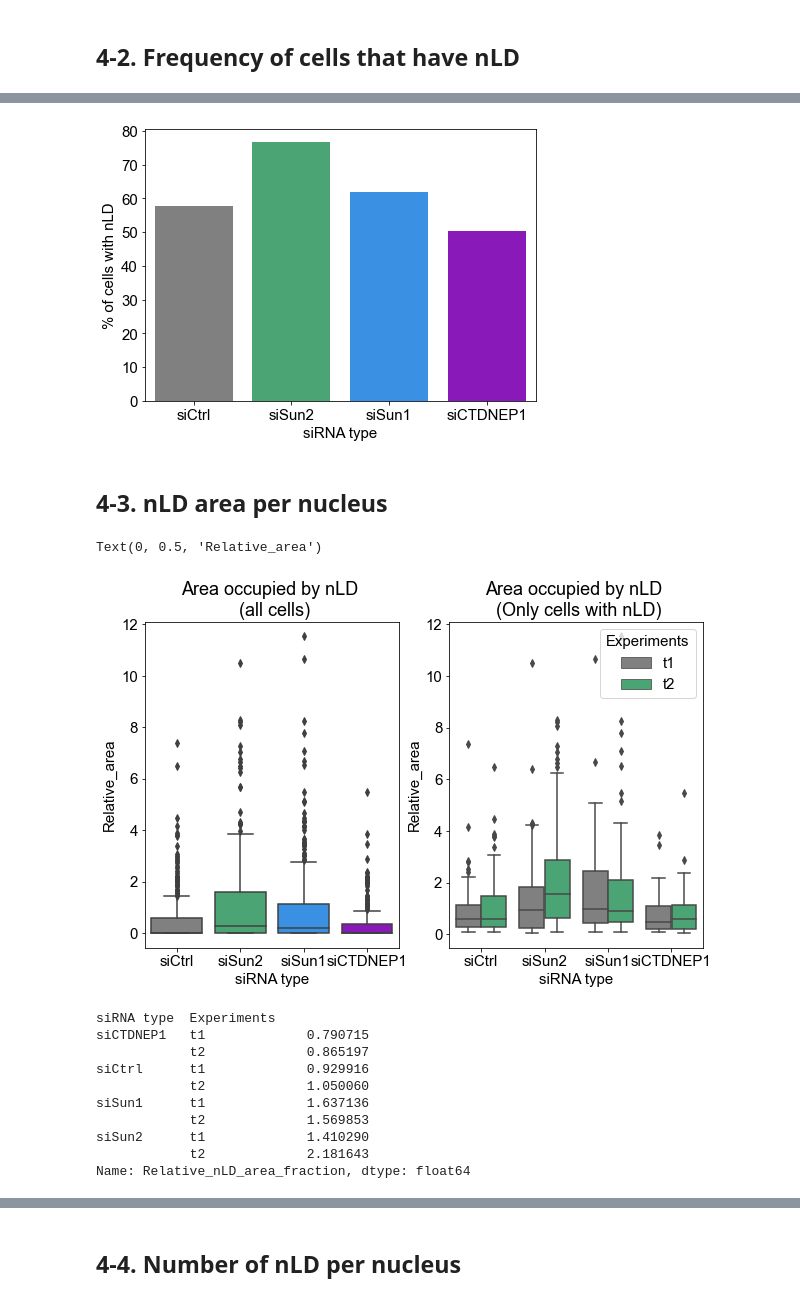
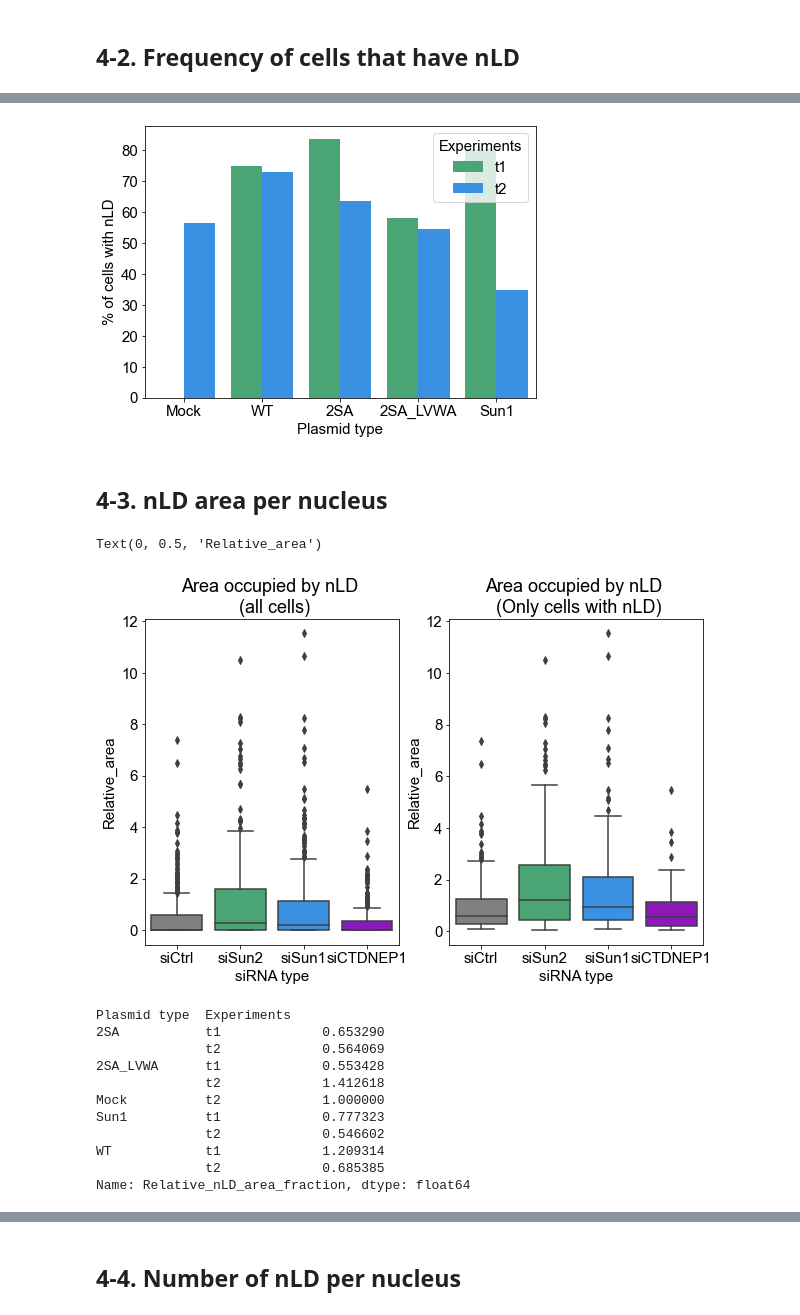
Before and after one commit to shokenlee/Lee_2023_Sun2-Lipid, a Jupyter notebook: Nuclear_LD.ipynb, the cells around one changed output, grey strips where cells are left out. Cells and saved outputs as stored; diff of their text form; code cells hidden in the pictures.

```diff
--- a/Nuclear_LD.ipynb
+++ b/Nuclear_LD.ipynb
@@ -112,8 +112,8 @@ hue_order_options = [
     ['(-)', '(+)']
 ]
 
-hue_name = hue_name_options[0]
-hue_order = hue_order_options[0]
+hue_name = hue_name_options[1]
+hue_order = hue_order_options[1]
 # %% [markdown]
 #### **Cell type**
 # %%
@@ -150,7 +150,7 @@ df['Sun2_OE'] = df.apply(lambda x: '(+)' if x['Mean'] > min_tag_intensity else '
 # %% [markdown]
 #### **Select data only mock cells or cells with Sun2 OE detected**
 # %%
-_df = pd.concat([df[df['Sun2_OE'] == '(+)'], df[df['Plasmid type'] == 'Mock']], axis=0)
+df = pd.concat([df[df['Sun2_OE'] == '(+)'], df[df['Plasmid type'] == 'Mock']], axis=0)
 # %% [markdown]
 #### **Image number**
 # %%
@@ -161,5 +163,14 @@ print(list(df['Image number'].unique())[1])
 # %% [markdown]
 ## **4. Analysis**
+# %%
+# nLD area per nucleus
+df['nLD_area_fraction'] = df.total_nLD_area / df.Area
+
+# Relative nLD_are_fraction normalized to the mean value of control condition
+control = {'siRNA type': 'siCtrl', 'Plasmid type': 'Mock'}
+
+mean_nLD_fraction_of_control = df[(df.number_of_nLD > 0) & (df[group_name] == control[group_name])]['nLD_area_fraction'].mean()
+df['Relative_nLD_area_fraction'] = df.nLD_area_fraction / mean_nLD_fraction_of_control
 # %% [markdown]
 ## **4-1. Sample size**
 # %%
@@ -179,9 +184,9 @@ dtype: int64
 ## **4-2. Frequency of cells that have nLD**
 # %%
 # _df_1: n of total cells; _df_2: n of cells with nLD
-_df_1 = df.groupby([group_name, hue_name], as_index=False).size().rename(columns={'size': 'number_of_cells'})
-_df_2 = df[df.number_of_nLD > 0].groupby([group_name, hue_name], as_index=False).size().rename(columns={'size': 'number_of_cells_w_nLD'})
-df_n_cells = _df_1.merge(_df_2, on=[group_name, hue_name])
+_df_1 = df.groupby([hue_name], as_index=False).size().rename(columns={'size': 'number_of_cells'})
+_df_2 = df[df.number_of_nLD > 0].groupby([hue_name], as_index=False).size().rename(columns={'size': 'number_of_cells_w_nLD'})
+df_n_cells = _df_1.merge(_df_2, on=[hue_name])
 
 df_n_cells['% of cells with nLD'] = df_n_cells.number_of_cells_w_nLD / df_n_cells.number_of_cells * 100
 df_n_cells.to_excel(directory + '/n_of_cells.xlsx', index_label=False)
@@ -199,11 +198,10 @@ df_n_cells
 # %%
 fig = plt.figure(figsize=(7,5))
 ax = sns.barplot(data= df_n_cells, x=group_name, y='% of cells with nLD',
-                 order=group_order,
-                palette=my_pal)
-# plt.legend(bbox_to_anchor=(1.05, 1), title='Sun2 OE', loc='upper left', borderaxespad=0)
+                 order=group_order, hue=hue_name, hue_order=hue_order,
+                palette=my_pal[1:3])
 # %% [output]
-[figure, old version]
+[figure, new version]
 # %%
 fig.savefig(directory + '/%cells_w_nLD.pdf', bbox_inches='tight', transparent=True)
 # %% [markdown]
@@ -217,25 +215,26 @@ plt.title('Area occupied by nLD \n (all cells)')
 plt.ylabel('Relative_area')
 
 ax2 = fig.add_subplot(122)
-ax2 = sns.boxplot(data=df[df.number_of_nLD > 0], x=group_name, order=group_order, hue=hue_name, hue_order=hue_order, y='Relative_nLD_area_fraction', palette=my_pal)
+ax2 = sns.boxplot(data=df[df.number_of_nLD > 0], x=group_name, order=group_order, y='Relative_nLD_area_fraction', palette=my_pal)
 plt.title('Area occupied by nLD \n (Only cells with nLD)')
 plt.ylabel('Relative_area')
 # %% [output]
 Text(0, 0.5, 'Relative_area')
-[figure, old version]
+[figure, new version]
 # %%
 fig.savefig(directory + '/nLD_area_fraction.pdf', bbox_inches='tight', transparent=True)
 # %%
 df[df['number_of_nLD']>0].groupby([group_name, hue_name])['Relative_nLD_area_fraction'].mean()
 # %% [output]
-siRNA type  Experiments
-siCTDNEP1   t1             0.790715
-            t2             0.865197
-siCtrl      t1             0.929916
-            t2             1.050060
-siSun1      t1             1.637136
-            t2             1.569853
-siSun2      t1             1.410290
-            t2             2.181643
+Plasmid type  Experiments
+2SA           t1             0.653290
+              t2             0.564069
+2SA_LVWA      t1             0.553428
+              t2             1.412618
+Mock          t2             1.000000
+Sun1          t1             0.777323
+              t2             0.546602
+WT            t1             1.209314
+              t2             0.685385
 Name: Relative_nLD_area_fraction, dtype: float64
 # %%
```
Also changed, not shown: parts of 31 cells of this notebook.
